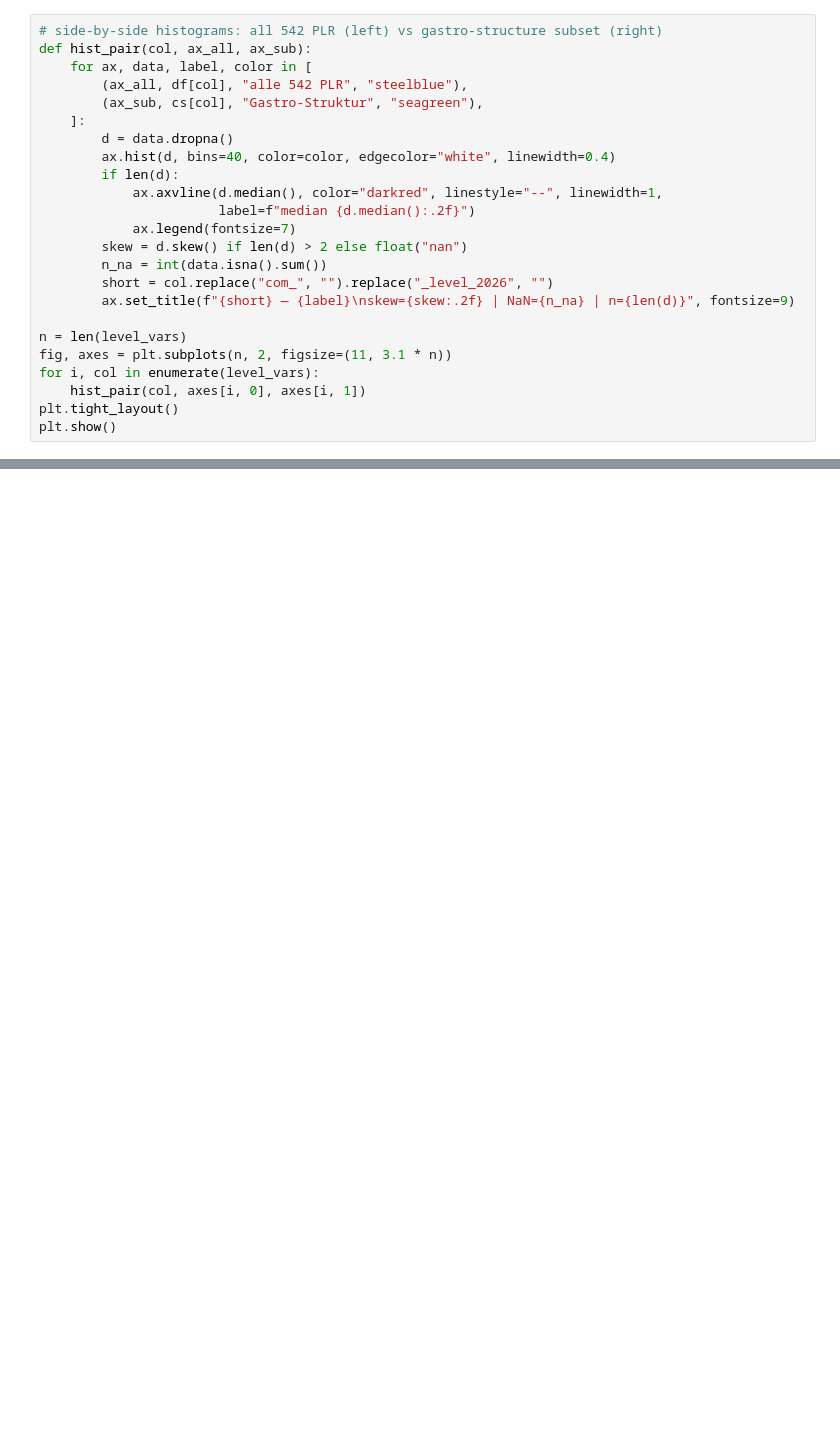
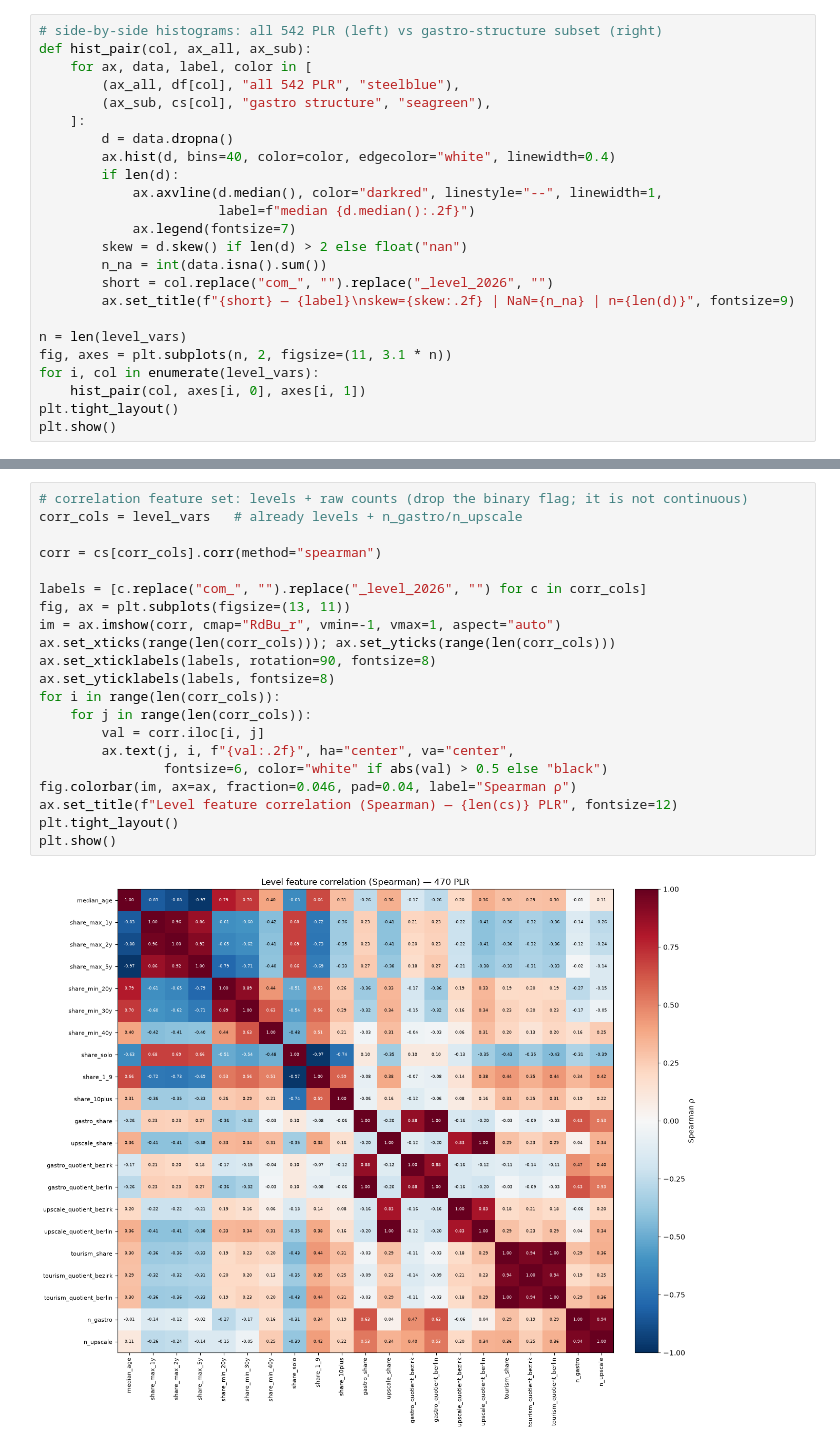
Before and after one commit to mshlg/capstone-kiezkeeper, a Jupyter notebook: notebooks/EDA/commercial_dimension_EDA.ipynb, the cells around one changed output, grey strips where cells are left out. Cells and saved outputs as stored; diff of their text form; blank space fills up the shorter version.

Commit message:
added slope correlations

```diff
--- a/notebooks/EDA/commercial_dimension_EDA.ipynb
+++ b/notebooks/EDA/commercial_dimension_EDA.ipynb
@@ -63,8 +65,8 @@ print(len(level_vars), "variables to plot")
 # side-by-side histograms: all 542 PLR (left) vs gastro-structure subset (right)
 def hist_pair(col, ax_all, ax_sub):
     for ax, data, label, color in [
-        (ax_all, df[col], "alle 542 PLR", "steelblue"),
-        (ax_sub, cs[col], "Gastro-Struktur", "seagreen"),
+        (ax_all, df[col], "all 542 PLR", "steelblue"),
+        (ax_sub, cs[col], "gastro structure", "seagreen"),
     ]:
         d = data.dropna()
         ax.hist(d, bins=40, color=color, edgecolor="white", linewidth=0.4)
@@ -108,0 +133,23 @@ print(skew_tab.to_string(index=False))
+# %%
+# correlation feature set: levels + raw counts (drop the binary flag; it is not continuous)
+corr_cols = level_vars   # already levels + n_gastro/n_upscale
+
+corr = cs[corr_cols].corr(method="spearman")
+
+labels = [c.replace("com_", "").replace("_level_2026", "") for c in corr_cols]
+fig, ax = plt.subplots(figsize=(13, 11))
+im = ax.imshow(corr, cmap="RdBu_r", vmin=-1, vmax=1, aspect="auto")
+ax.set_xticks(range(len(corr_cols))); ax.set_yticks(range(len(corr_cols)))
+ax.set_xticklabels(labels, rotation=90, fontsize=8)
+ax.set_yticklabels(labels, fontsize=8)
+for i in range(len(corr_cols)):
+    for j in range(len(corr_cols)):
+        val = corr.iloc[i, j]
+        ax.text(j, i, f"{val:.2f}", ha="center", va="center",
+                fontsize=6, color="white" if abs(val) > 0.5 else "black")
+fig.colorbar(im, ax=ax, fraction=0.046, pad=0.04, label="Spearman ρ")
+ax.set_title(f"Level feature correlation (Spearman) — {len(cs)} PLR", fontsize=12)
+plt.tight_layout()
+plt.show()
+# %% [output]
+[figure, added]
```
Also changed, not shown: parts of 17 cells of this notebook.
